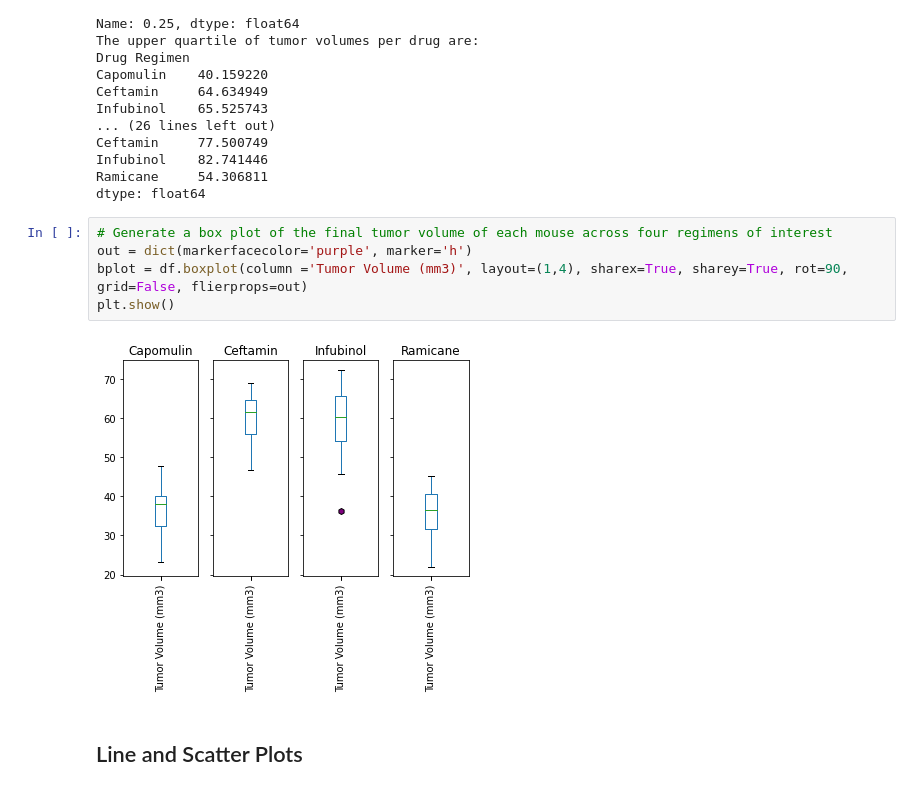
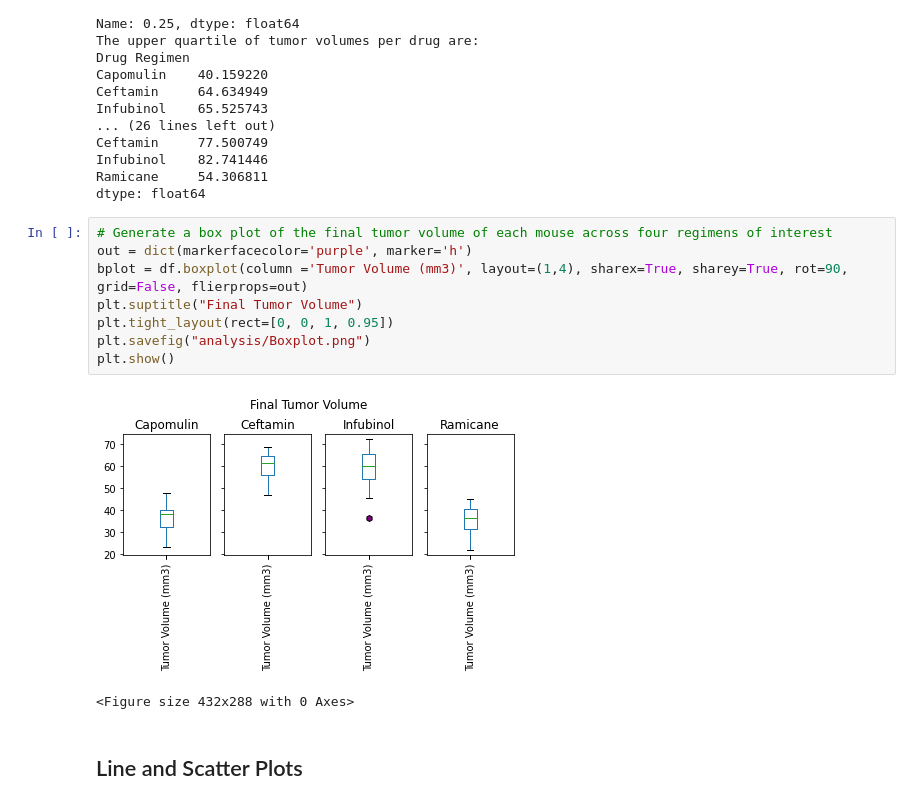
Before and after one commit to Asiha14/matplotlib-challenge, a Jupyter notebook: Pymaceuticals/pymaceuticals_starter - Copy.ipynb, the cells around one changed output. Cells and saved outputs as stored; diff of their text form.

```diff
--- a/Pymaceuticals/pymaceuticals_starter - Copy.ipynb
+++ b/Pymaceuticals/pymaceuticals_starter - Copy.ipynb
@@ -255,10 +255,14 @@ dtype: float64
 # %%
 # Generate a box plot of the final tumor volume of each mouse across four regimens of interest
 out = dict(markerfacecolor='purple', marker='h')
 bplot = df.boxplot(column ='Tumor Volume (mm3)', layout=(1,4), sharex=True, sharey=True, rot=90, grid=False, flierprops=out)
+plt.suptitle("Final Tumor Volume")
+plt.tight_layout(rect=[0, 0, 1, 0.95])
+plt.savefig("analysis/Boxplot.png")
 plt.show()
 # %% [output]
-[figure, old version]
+[figure, new version]
+<Figure size 432x288 with 0 Axes>
 # %% [markdown]
 ## Line and Scatter Plots
 # %%
```
Also changed, not shown: parts of 8 cells of this notebook, 8 other files.
